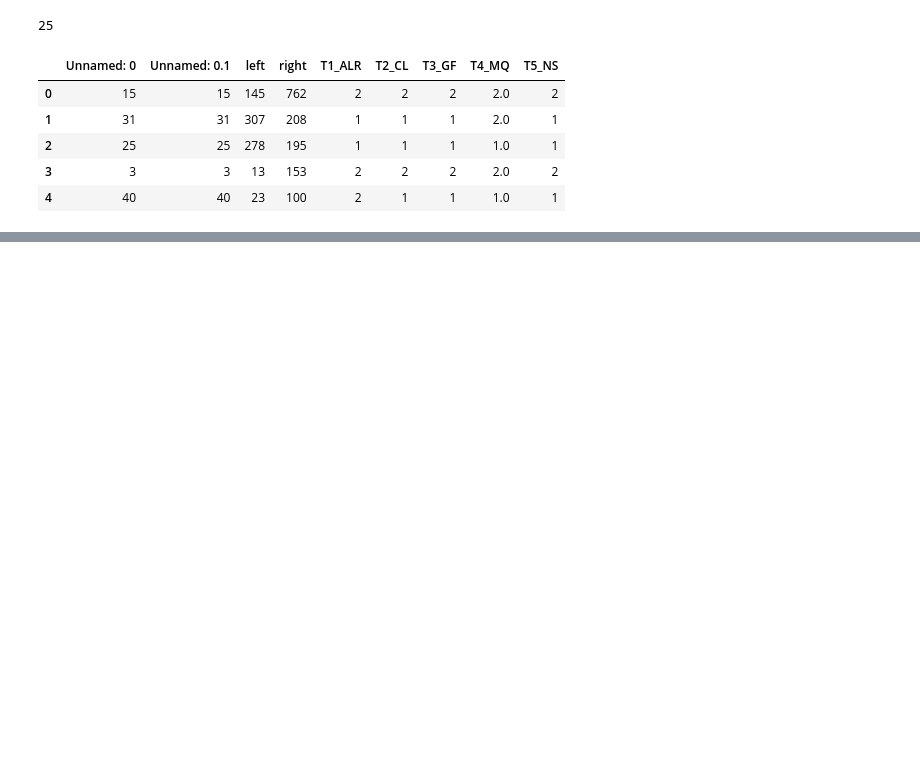
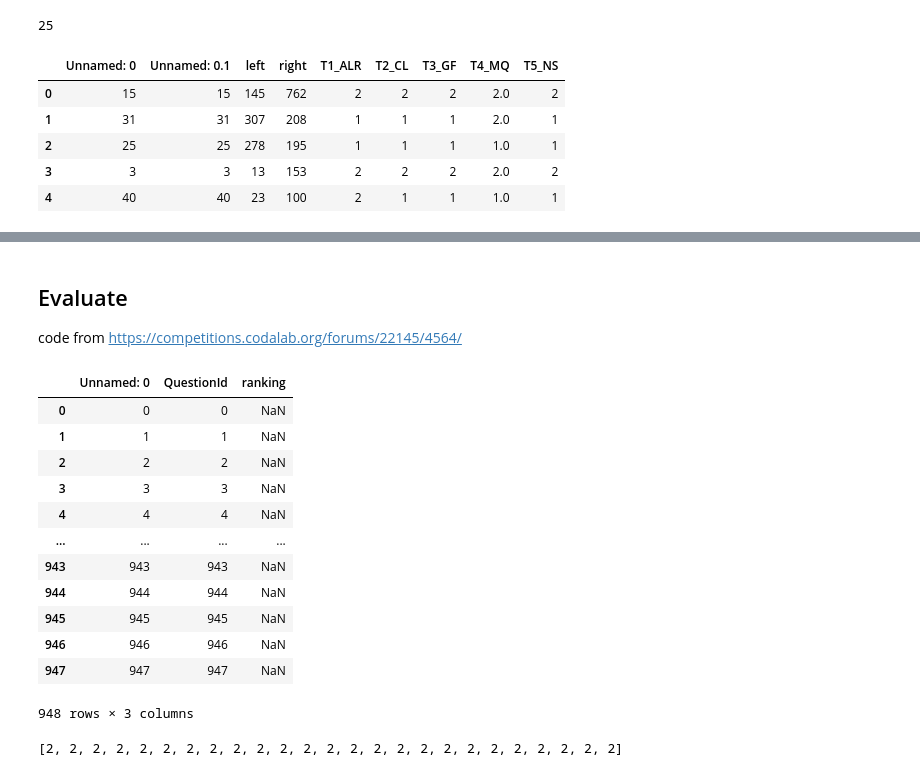
Before and after one commit to ssuai/question_quality_assessment, a Jupyter notebook: task3_eda.ipynb, the cells around one changed output, grey strips where cells are left out. Cells and saved outputs as stored; diff of their text form; code cells hidden in the pictures; blank space fills up the shorter version.

Commit message:
evaluate

```diff
--- a/task3_eda.ipynb
+++ b/task3_eda.ipynb
@@ -61,0 +99,20 @@ test_private.head()
+# %% [markdown]
+## Evaluate
+code from https://competitions.codalab.org/forums/22145/4564/
+# %%
+template = pd.read_csv('starter_kit/submission_templates/submission_task_3.csv')
+template
+# %% [output]
+|  | Unnamed: 0 | QuestionId | ranking |
+| 0 | 0 | 0 | NaN |
+| 1 | 1 | 1 | NaN |
+| 2 | 2 | 2 | NaN |
+| 3 | 3 | 3 | NaN |
+| 4 | 4 | 4 | NaN |
+| ... | ... | ... | ... |
+| 943 | 943 | 943 | NaN |
+| 944 | 944 | 944 | NaN |
+| 945 | 945 | 945 | NaN |
+| 946 | 946 | 946 | NaN |
+| 947 | 947 | 947 | NaN |
+948 rows × 3 columns
@@ -61,0 +121,24 @@ test_private.head()
+# %%
+def evaluate(truth, submission):
+    # extract ranking
+    left = list(truth.left)
+    right = list(truth.right)
+#     if len(left) != len(right):
+#     message = 'left and right lengths are not the same'
+#     sys.exit(message)
+
+    submission_left = []
+    submission_right = []
+    submission_preference = []
+    for idx in range(len(left)):
+        submission_left.append(left[idx])
+        submission_right.append(right[idx])
+        ranking_left = submission[submission.QuestionId==left[idx]].ranking.values[0]
+        ranking_right = submission[submission.QuestionId==right[idx]].ranking.values[0]
+        preference = 1 if ranking_left < ranking_right else 2
+        submission_preference.append(preference)
+    print(submission_preference)
+
+evaluate(eval_dev, template)
+# %% [output]
+[2, 2, 2, 2, 2, 2, 2, 2, 2, 2, 2, 2, 2, 2, 2, 2, 2, 2, 2, 2, 2, 2, 2, 2, 2]
```
Also changed, not shown: parts of 7 cells of this notebook.
